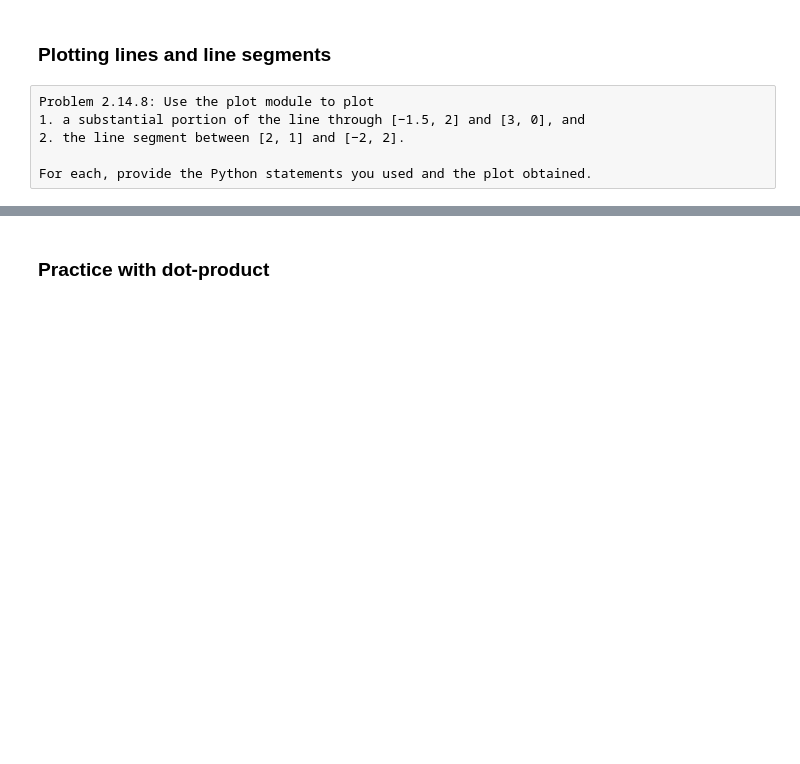
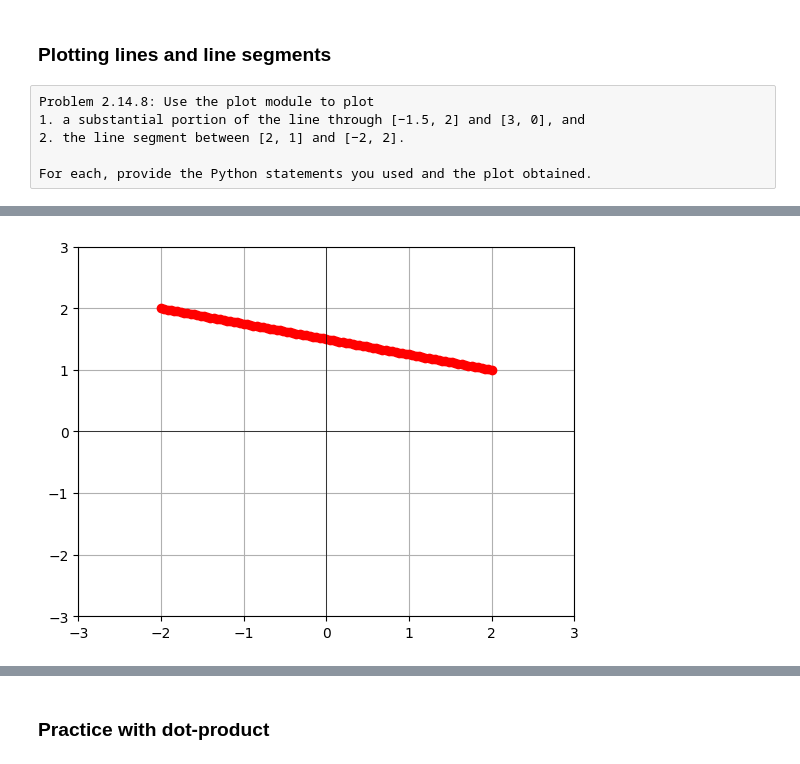
Before and after one commit to jjmaturino/coding_the_matrix, a Jupyter notebook: 2_the_vector/readings.ipynb, the cells around one changed output, grey strips where cells are left out. Cells and saved outputs as stored; diff of their text form; code cells hidden in the pictures; blank space fills up the shorter version.

```diff
--- a/2_the_vector/readings.ipynb
+++ b/2_the_vector/readings.ipynb
@@ -5238,0 +5773,4 @@ For each, provide the Python statements you used and the plot obtained.
+# %%
+plot(segment([2, 1], [-2, 2]))
+# %% [output]
+[figure, added]
```
Also changed, not shown: parts of 72 cells of this notebook, 4 other files.
